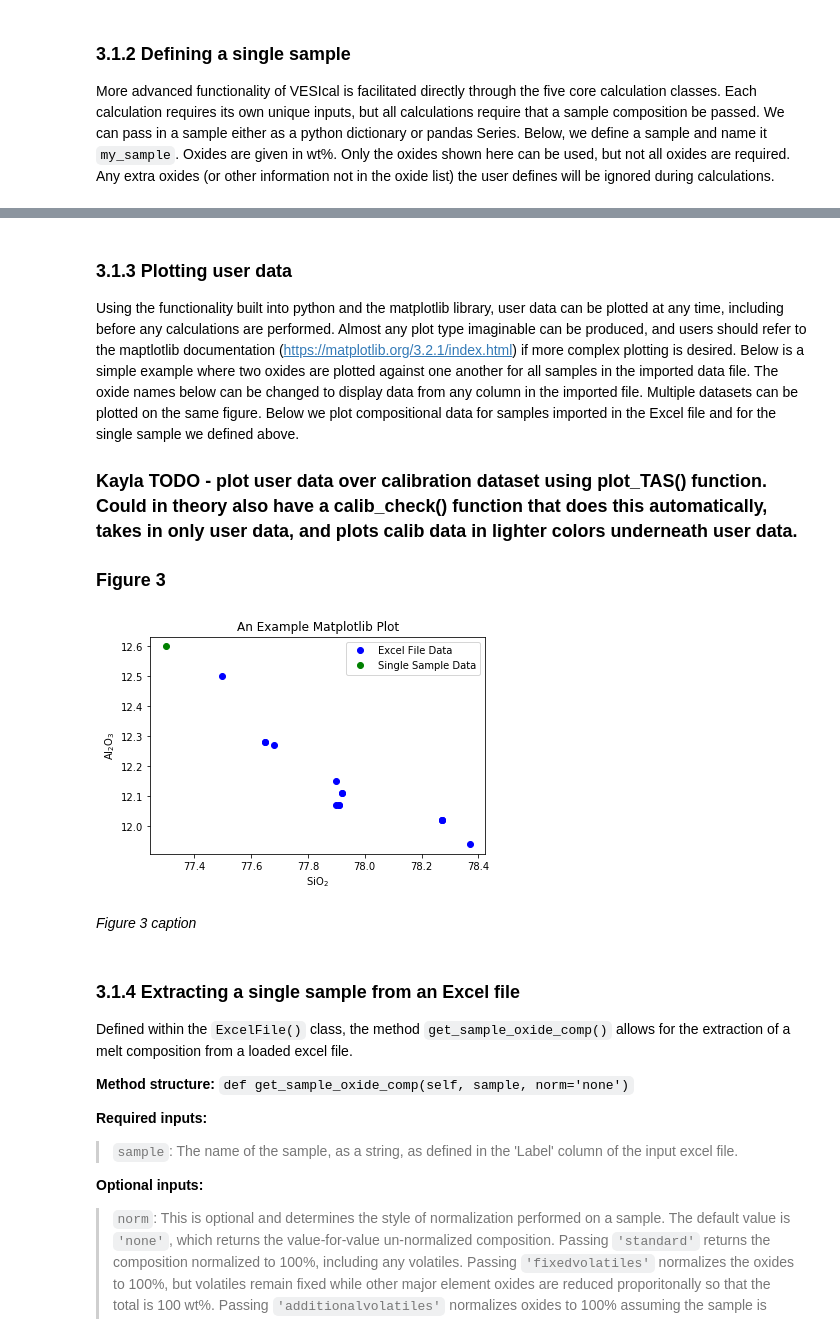
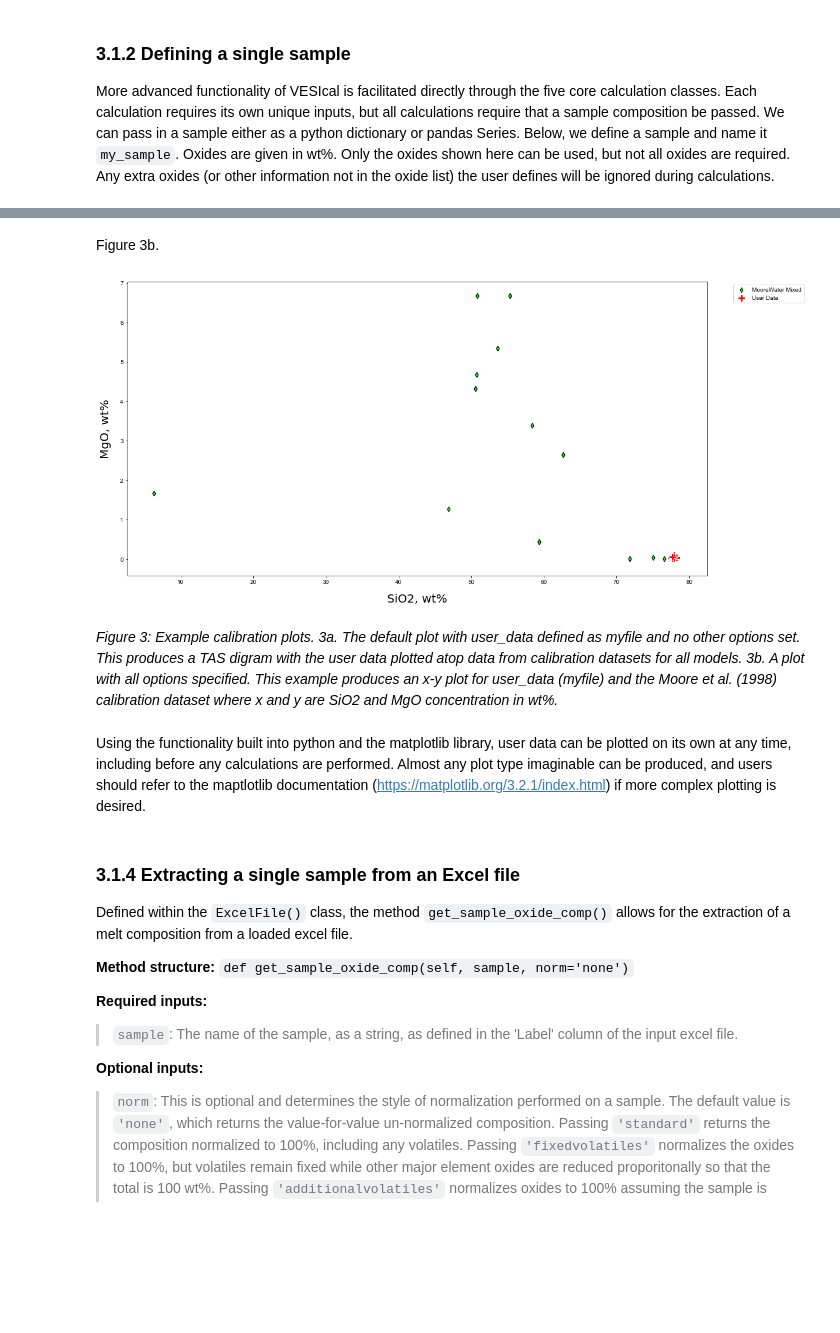
Before and after one commit to kaylai/VESIcal, a Jupyter notebook: manuscript/Manuscript.ipynb, the cells around one changed output, grey strips where cells are left out. Cells and saved outputs as stored; diff of their text form; code cells hidden in the pictures; blank space fills up the shorter version.

```diff
--- a/manuscript/Manuscript.ipynb
+++ b/manuscript/Manuscript.ipynb
@@ -311,26 +322,13 @@ my_sample = {'SiO2':  77.3,
+# %% [markdown]
+Figure 3b.
+# %%
+v.calib_plot(user_data=myfile, model='MooreWater', plot_type='xy', x='SiO2', y='MgO', save_fig=False)
+# %% [output]
+[figure, added]
+# %% [markdown]
+*Figure 3: Example calibration plots. 3a. The default plot with user_data defined as myfile and no other options set. This produces a TAS digram with the user data plotted atop data from calibration datasets for all models. 3b. A plot with all options specified. This example produces an x-y plot for user_data (myfile) and the Moore et al. (1998) calibration dataset where x and y are SiO2 and MgO concentration in wt%.*
 # %% [markdown]
-<a id='plotting_user_data'></a>
-
-### 3.1.3 Plotting user data
-Using the functionality built into python and the matplotlib library, user data can be plotted at any time, including before any calculations are performed. Almost any plot type imaginable can be produced, and users should refer to the maptlotlib documentation (https://matplotlib.org/3.2.1/index.html) if more complex plotting is desired. Below is a simple example where two oxides are plotted against one another for all samples in the imported data file. The oxide names below can be changed to display data from any column in the imported file. Multiple datasets can be plotted on the same figure. Below we plot compositional data for samples imported in the Excel file and for the single sample we defined above.
-
-### Kayla TODO - plot user data over calibration dataset using plot_TAS() function. Could in theory also have a calib_check() function that does this automatically, takes in only user data, and plots calib data in lighter colors underneath user data.
-
-<a id='figure3'></a>
-### Figure 3
+Using the functionality built into python and the matplotlib library, user data can be plotted on its own at any time, including before any calculations are performed. Almost any plot type imaginable can be produced, and users should refer to the maptlotlib documentation (https://matplotlib.org/3.2.1/index.html) if more complex plotting is desired.
-# %%
-ax = plt.subplot()
-ax.plot(data["SiO2"], data["Al2O3"], 'o', color='blue', label="Excel File Data")
-ax.plot(my_sample["SiO2"], my_sample["Al2O3"], 'o', color='green', label="Single Sample Data")
-ax.set_xlabel("SiO$_2$")
-ax.set_ylabel("Al$_2$O$_3$")
-ax.set_title("An Example Matplotlib Plot")
-ax.legend(loc="upper right")
-plt.show()
-# %% [output]
-[figure, removed]
-# %% [markdown]
-*Figure 3 caption*
 # %% [markdown]
 <a id='extracting_single_melt_composition'></a>
 
```
Also changed, not shown: parts of 32 cells of this notebook, 4 other files.
